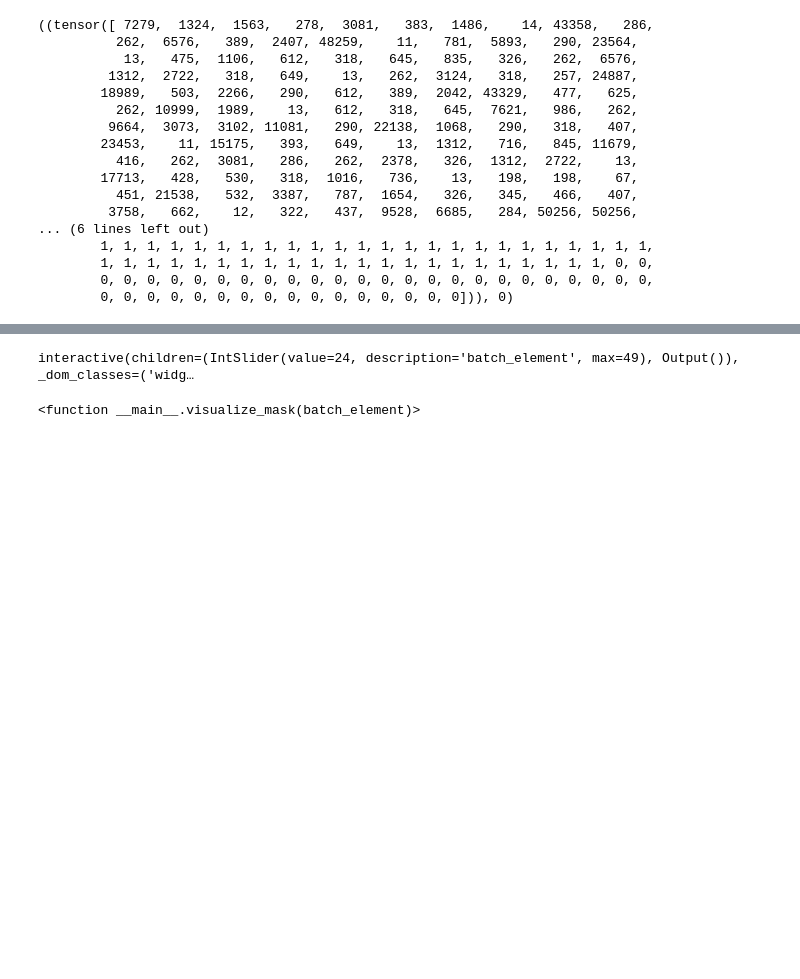
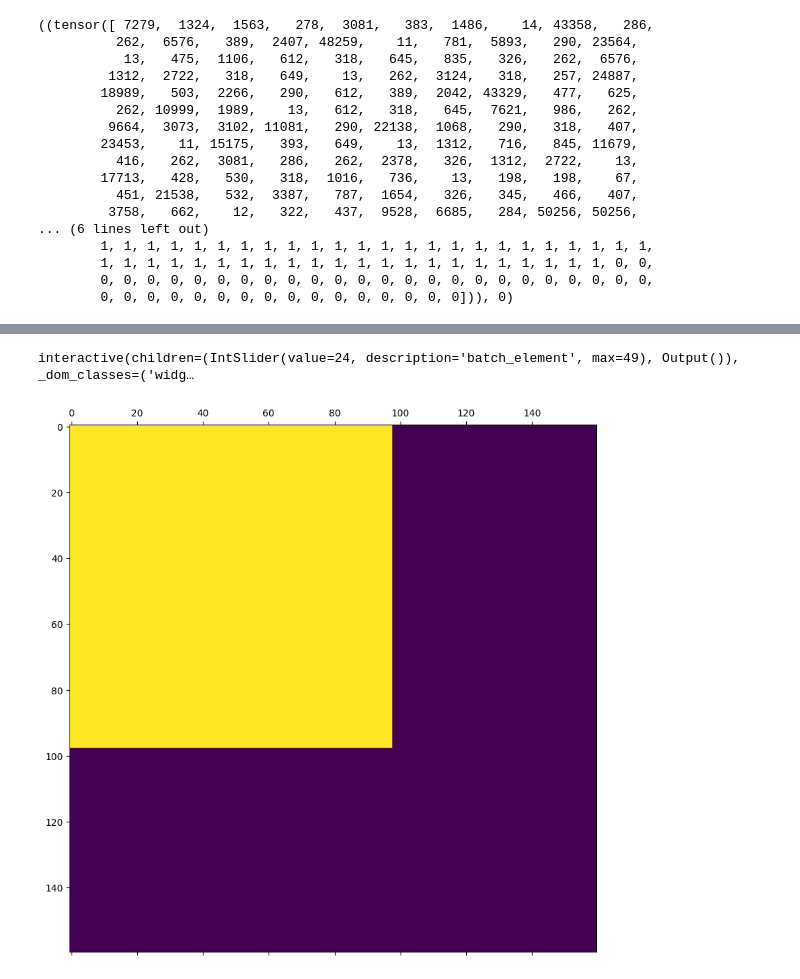
Before and after one commit to culv/transformer_from_scratch, a Jupyter notebook: train_encoder.ipynb, the cells around one changed output, grey strips where cells are left out. Saved outputs shown, nothing was run; the diff lists cells and outputs as text; code cells hidden in the pictures; blank space fills up the shorter version.

```diff
--- a/train_encoder.ipynb
+++ b/train_encoder.ipynb
@@ -221,10 +215,18 @@ interactive(children=(IntSlider(value=24, description='batch_element', max=49),
 # %%
 def visualize_mask(batch_element):
+#     inp = t.convert_ids_to_tokens(x[batch_element])
+#     lim = (x[batch_element] == 50256).to(int).argmax().item()
     m_cpu = m.cpu().detach()
+
     fig, ax = plt.subplots(figsize=(10, 10))
     ax.matshow(m_cpu[batch_element])
+#     ax.set_yticks(np.arange(0, lim));#seq_len));
+#     ax.set_yticklabels(inp[:lim]);
+#     ax.set_xticks(np.arange(0, lim));#seq_len));
+#     ax.set_xticklabels(inp[:lim], rotation="vertical");
 
 interact(visualize_mask, batch_element=(0,m.shape[0]-1,1))
+visualize_mask(43)
 # %% [output]
 interactive(children=(IntSlider(value=24, description='batch_element', max=49), Output()), _dom_classes=('widg…
-<function __main__.visualize_mask(batch_element)>
+[figure, added]
```
Also changed, not shown: parts of 5 cells of this notebook.
